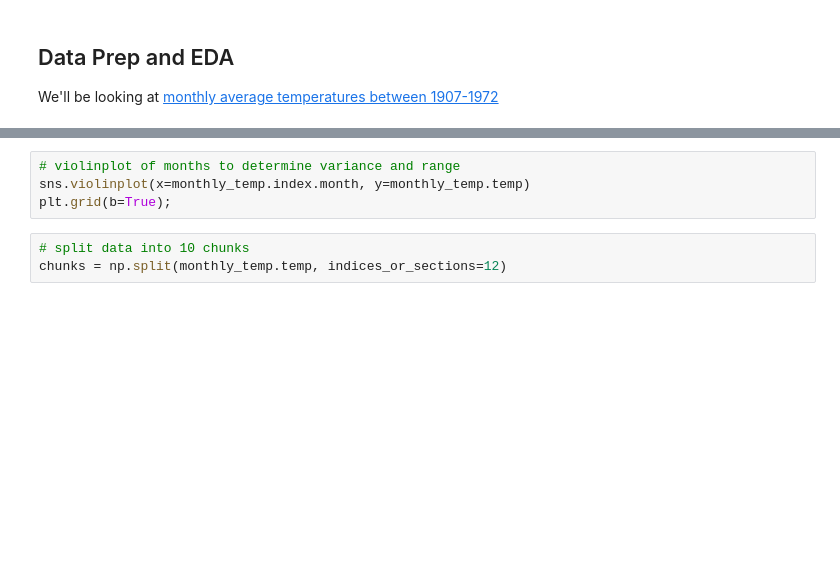
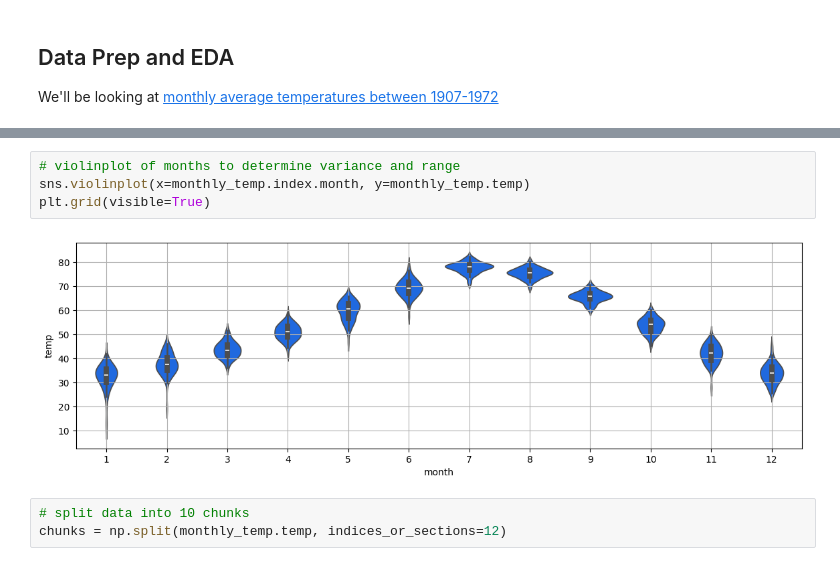
Before and after one commit to calebrauscher/IBM_Specialized_Models, a Jupyter notebook: Time Series and Survival Analysis/06f_DEMO_SARIMA_Prophet.ipynb, the cells around one changed output, grey strips where cells are left out. Saved outputs shown, nothing was run; the diff lists cells and outputs as text; blank space fills up the shorter version.

```diff
--- a/Time Series and Survival Analysis/06f_DEMO_SARIMA_Prophet.ipynb
+++ b/Time Series and Survival Analysis/06f_DEMO_SARIMA_Prophet.ipynb
@@ -218,7 +300,9 @@ plt.grid(b=True);
 # %%
 # violinplot of months to determine variance and range
 sns.violinplot(x=monthly_temp.index.month, y=monthly_temp.temp)
-plt.grid(b=True);
+plt.grid(visible=True)
+# %% [output]
+[figure, added]
 # %%
 # split data into 10 chunks
 chunks = np.split(monthly_temp.temp, indices_or_sections=12)
```
Also changed, not shown: parts of 99 cells of this notebook.
